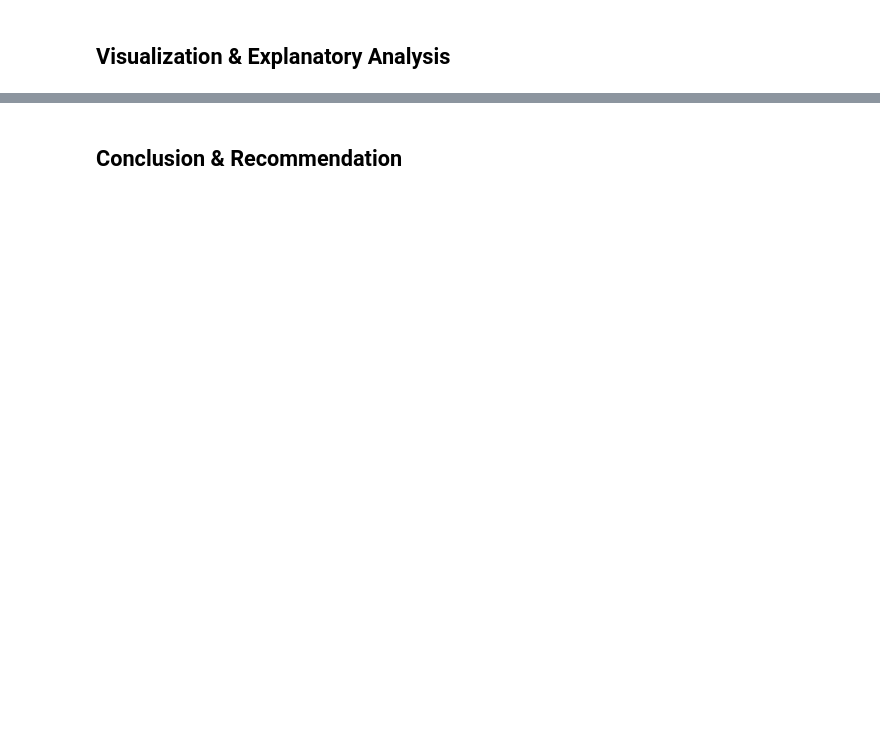
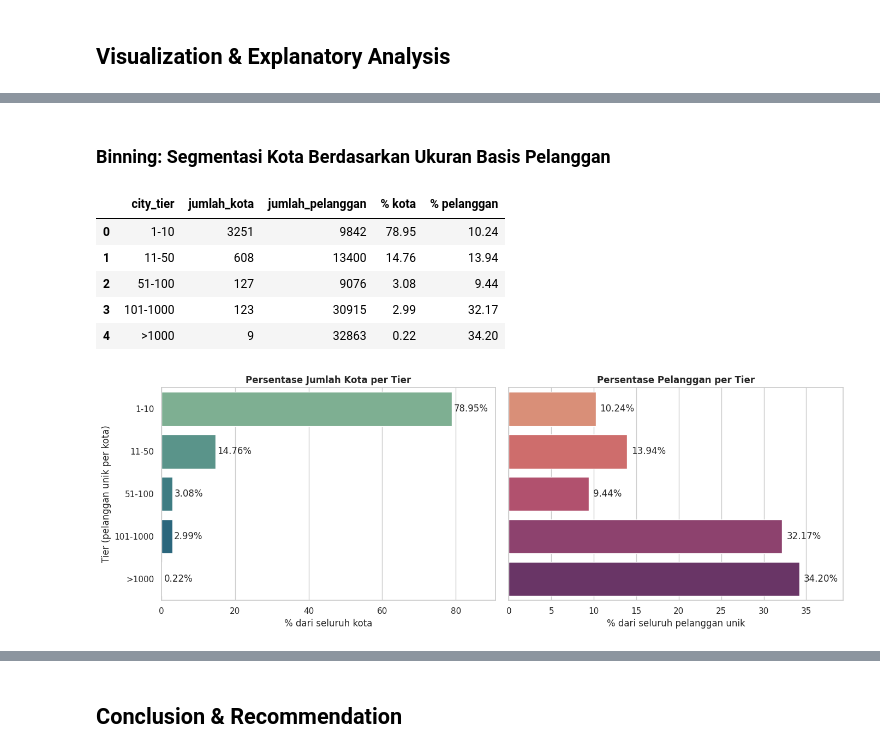
Before and after one commit to Ihsann333/Project_Submission, a Jupyter notebook: Notebook.ipynb, the cells around one changed output, grey strips where cells are left out. Cells and saved outputs as stored; diff of their text form; code cells hidden in the pictures; blank space fills up the shorter version.

```diff
--- a/Notebook.ipynb
+++ b/Notebook.ipynb
@@ -223,0 +312,40 @@ Dari tabel dan grafik di atas, hasil agregasi data menunjukkan Region Sudeste (T
+# %% [markdown]
+### Binning: Segmentasi Kota Berdasarkan Ukuran Basis Pelanggan
+# %%
+bins = [0, 10, 50, 100, 1000, float("inf")]
+labels = ["1-10", "11-50", "51-100", "101-1000", ">1000"]
+top_cities["city_tier"] = pd.cut(top_cities["customer_count"], bins=bins, labels=labels)
+
+tier_summary = top_cities.groupby("city_tier", observed=True).agg(
+    jumlah_kota=("customer_city", "count"),
+    jumlah_pelanggan=("customer_count", "sum"),
+).reset_index()
+tier_summary["city_tier"] = tier_summary["city_tier"].astype(str)
+tier_summary["% kota"] = round(tier_summary["jumlah_kota"] / tier_summary["jumlah_kota"].sum() * 100, 2)
+tier_summary["% pelanggan"] = round(tier_summary["jumlah_pelanggan"] / total_customers * 100, 2)
+display(tier_summary)
+
+fig, axes = plt.subplots(1, 2, figsize=(14, 5), sharey=True)
+sns.barplot(x="% kota", y="city_tier", hue="city_tier", data=tier_summary, palette="crest", order=labels, legend=False, ax=axes[0])
+axes[0].set_title("Persentase Jumlah Kota per Tier", fontweight="bold")
+axes[0].set_xlabel("% dari seluruh kota")
+axes[0].set_ylabel("Tier (pelanggan unik per kota)")
+sns.barplot(x="% pelanggan", y="city_tier", hue="city_tier", data=tier_summary, palette="flare", order=labels, legend=False, ax=axes[1])
+axes[1].set_title("Persentase Pelanggan per Tier", fontweight="bold")
+axes[1].set_xlabel("% dari seluruh pelanggan unik")
+axes[1].set_ylabel("")
+for ax, col in zip(axes, ["% kota", "% pelanggan"]):
+    for i, lab in enumerate(labels):
+        v = tier_summary.loc[tier_summary["city_tier"] == lab, col].iloc[0]
+        ax.text(v + 0.5, i, f"{v:.2f}%", va="center")
+    ax.set_xlim(0, tier_summary[col].max() * 1.15)
+plt.tight_layout()
+plt.show()
+# %% [output]
+|  | city_tier | jumlah_kota | jumlah_pelanggan | % kota | % pelanggan |
+| 0 | 1-10 | 3251 | 9842 | 78.95 | 10.24 |
+| 1 | 11-50 | 608 | 13400 | 14.76 | 13.94 |
+| 2 | 51-100 | 127 | 9076 | 3.08 | 9.44 |
+| 3 | 101-1000 | 123 | 30915 | 2.99 | 32.17 |
+| 4 | >1000 | 9 | 32863 | 0.22 | 34.20 |
+[figure, added]
```
Also changed, not shown: parts of 36 cells of this notebook, 5 other files.
